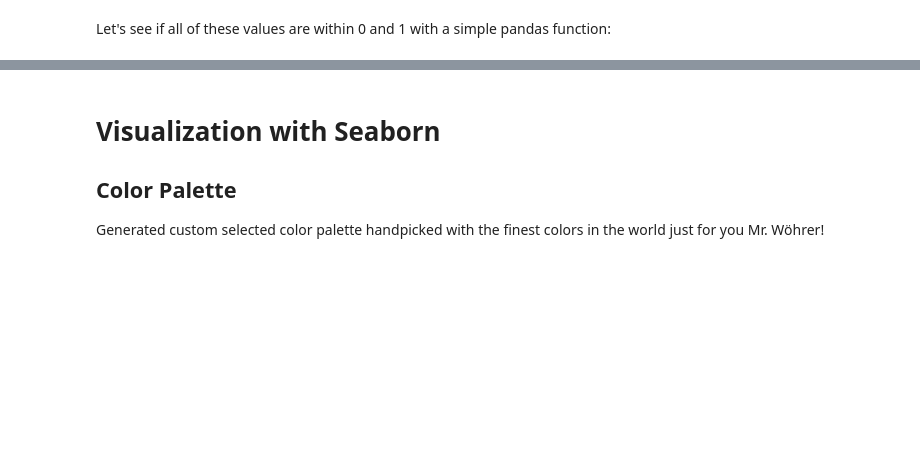
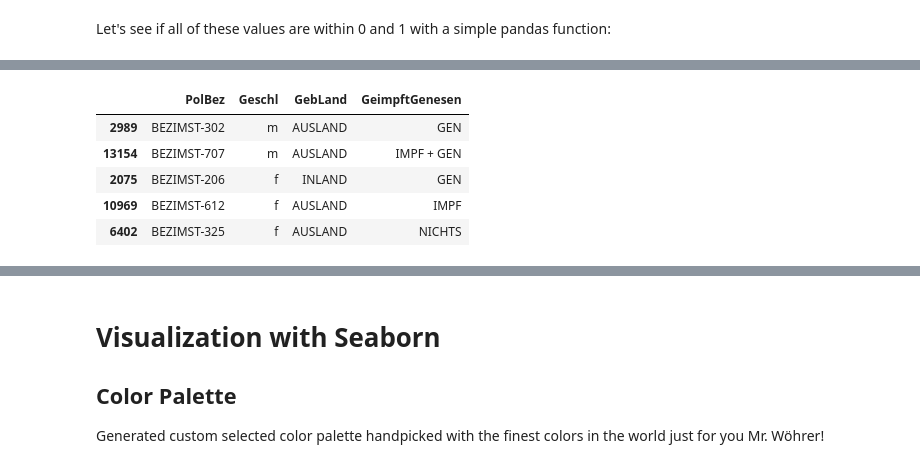
Before and after one commit to Sormy23/DataScience_CoronaStatistics, a Jupyter notebook: mini_projekt.ipynb, the cells around one changed output, grey strips where cells are left out. Drawn from its saved outputs; the diff is of its cells as text; code cells hidden in the pictures; blank space fills up the shorter version.

```diff
--- a/mini_projekt.ipynb
+++ b/mini_projekt.ipynb
@@ -493,0 +495,16 @@ norm2.describe()
+# %%
+nom1 = pd.DataFrame()
+
+nom1["PolBez"] = korr1.PolBez
+nom1["GebLand"] = korr1.GebLand
+nom1["Geschl"] = korr1.Geschl
+nom1["GeimpftGenesen"] = korr1.GeimpftGenesen
+
+nom1.sample(5)
+# %% [output]
+|  | PolBez | Geschl | GebLand | GeimpftGenesen |
+| 2989 | BEZIMST-302 | m | AUSLAND | GEN |
+| 13154 | BEZIMST-707 | m | AUSLAND | IMPF + GEN |
+| 2075 | BEZIMST-206 | f | INLAND | GEN |
+| 10969 | BEZIMST-612 | f | AUSLAND | IMPF |
+| 6402 | BEZIMST-325 | f | AUSLAND | NICHTS |
```
Also changed, not shown: parts of 22 cells of this notebook, 4 other files.
